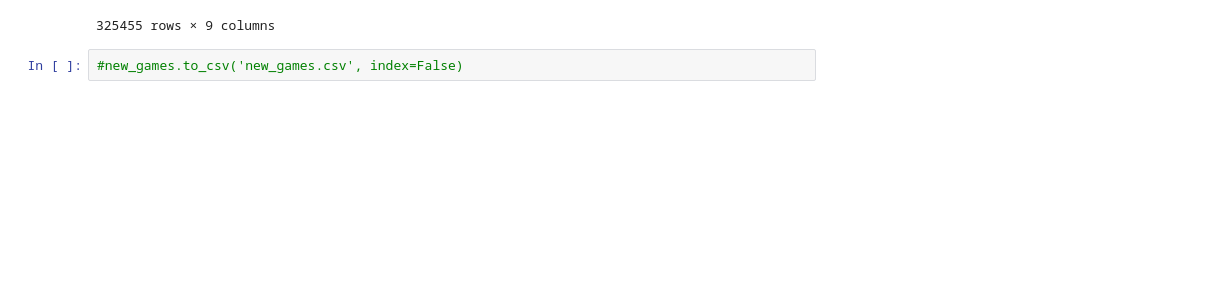
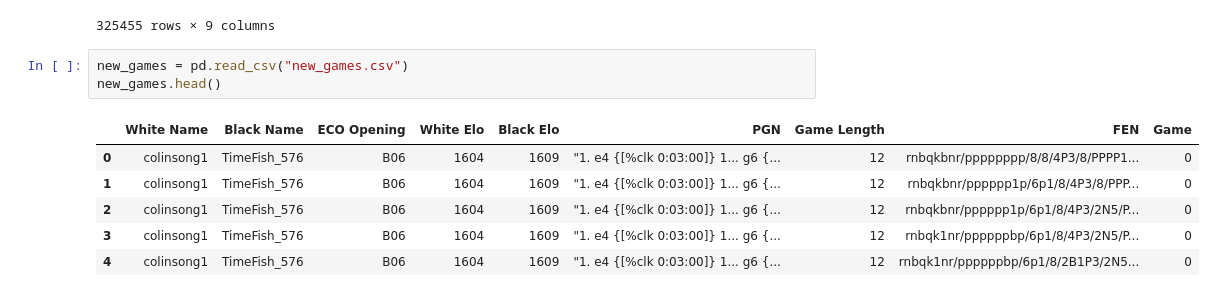
Before and after one commit to nicktalati/chessie, a Jupyter notebook: data_processing.ipynb, the cells around one changed output. Cells and saved outputs as stored; diff of their text form; blank space fills up the shorter version.

```diff
--- a/data_processing.ipynb
+++ b/data_processing.ipynb
@@ -153,5 +155,13 @@ new_games
 | 4573 | vinicius-valle | bayesschack | B23 | 1557 | 1574 | "1. e4 {[%clk 0:03:00]} 1... c5 {... | 24 | r2q1rk1/3b2b1/4p1B1/2pn2Np/7P/pP3... | 4573 |
 | 4573 | vinicius-valle | bayesschack | B23 | 1557 | 1574 | "1. e4 {[%clk 0:03:00]} 1... c5 {... | 24 | r2q1rk1/3b2b1/4p1B1/2pn2NQ/7P/pP6... | 4573 |
 325455 rows × 9 columns
-# %%
-#new_games.to_csv('new_games.csv', index=False)
+# %%
+new_games = pd.read_csv("new_games.csv")
+new_games.head()
+# %% [output]
+|  | White Name | Black Name | ECO Opening | White Elo | Black Elo | PGN | Game Length | FEN | Game |
+| 0 | colinsong1 | TimeFish_576 | B06 | 1604 | 1609 | "1. e4 {[%clk 0:03:00]} 1... g6 {... | 12 | rnbqkbnr/pppppppp/8/8/4P3/8/PPPP1... | 0 |
+| 1 | colinsong1 | TimeFish_576 | B06 | 1604 | 1609 | "1. e4 {[%clk 0:03:00]} 1... g6 {... | 12 | rnbqkbnr/pppppp1p/6p1/8/4P3/8/PPP... | 0 |
+| 2 | colinsong1 | TimeFish_576 | B06 | 1604 | 1609 | "1. e4 {[%clk 0:03:00]} 1... g6 {... | 12 | rnbqkbnr/pppppp1p/6p1/8/4P3/2N5/P... | 0 |
+| 3 | colinsong1 | TimeFish_576 | B06 | 1604 | 1609 | "1. e4 {[%clk 0:03:00]} 1... g6 {... | 12 | rnbqk1nr/ppppppbp/6p1/8/4P3/2N5/P... | 0 |
+| 4 | colinsong1 | TimeFish_576 | B06 | 1604 | 1609 | "1. e4 {[%clk 0:03:00]} 1... g6 {... | 12 | rnbqk1nr/ppppppbp/6p1/8/2B1P3/2N5... | 0 |
```
Also changed, not shown: parts of 23 cells of this notebook.
